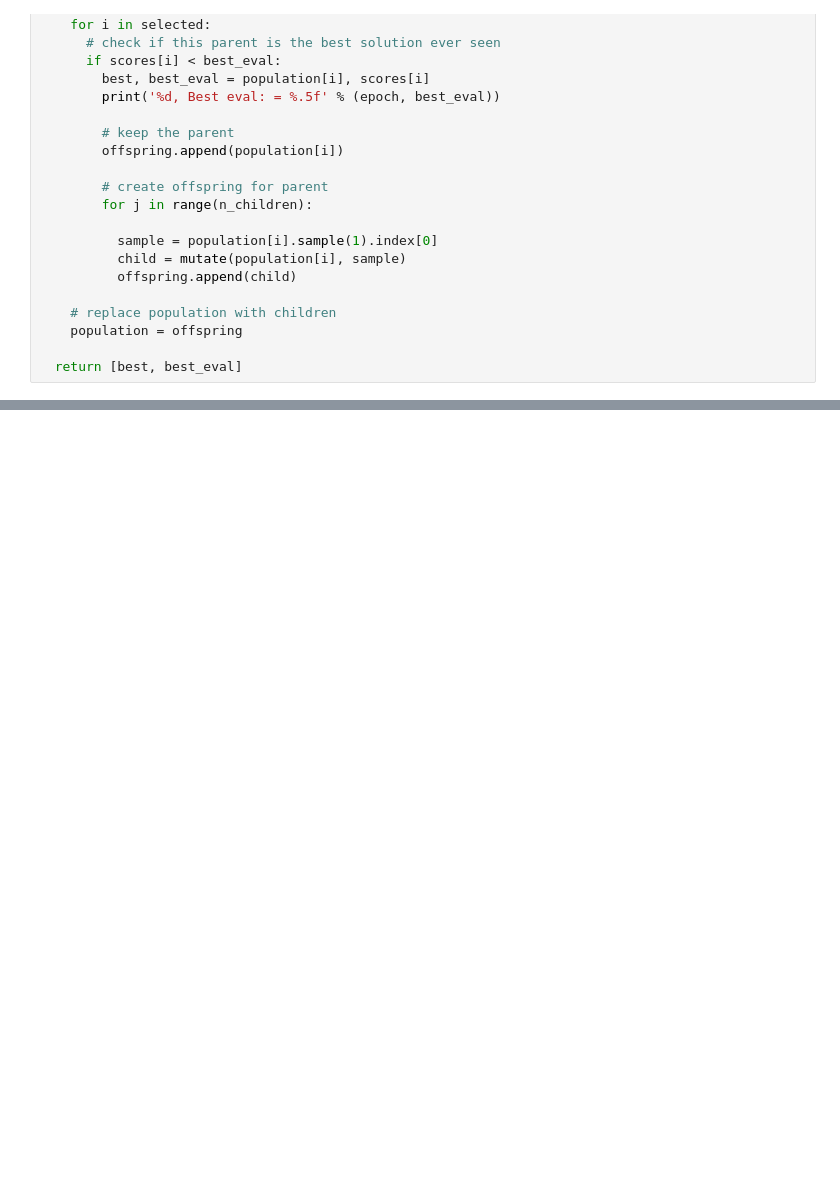
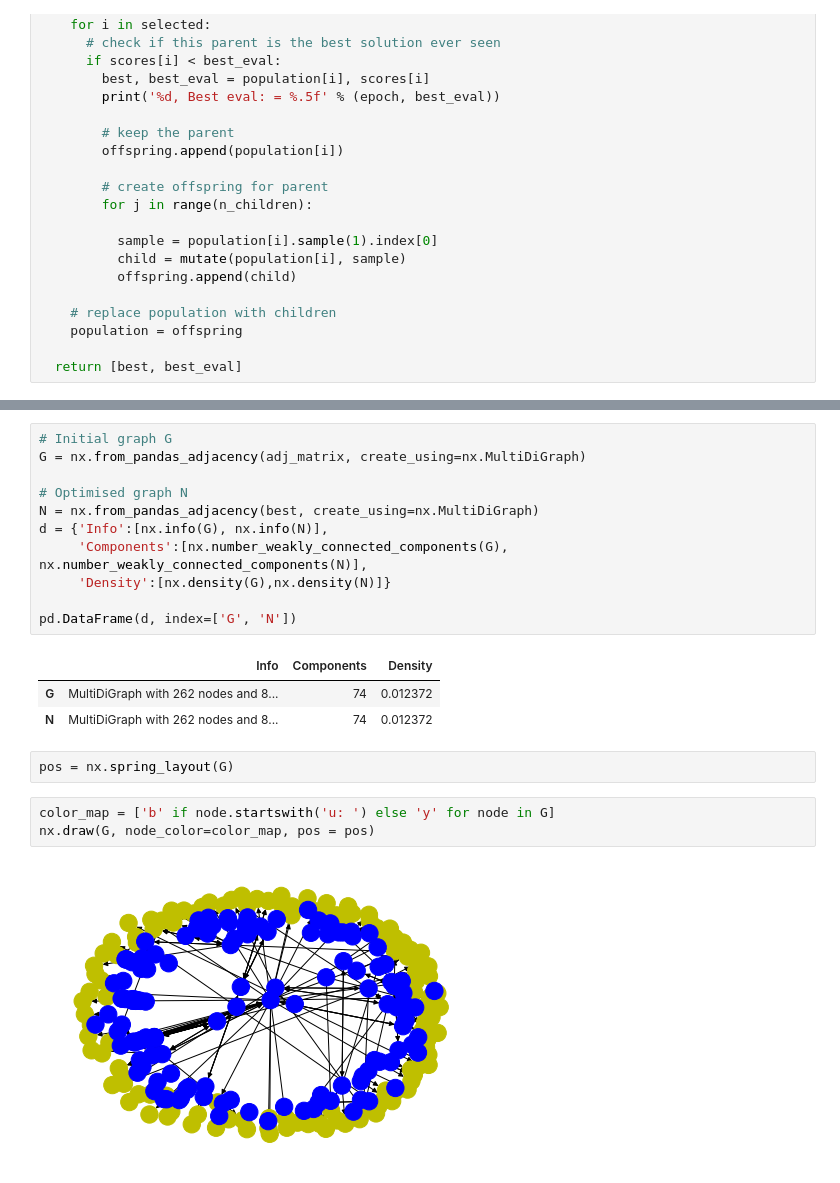
Before and after one commit to fzanart/Socialz, a Jupyter notebook: es_plus.ipynb, the cells around one changed output, grey strips where cells are left out. Cells and saved outputs as stored; diff of their text form; blank space fills up the shorter version.

```diff
--- a/es_plus.ipynb
+++ b/es_plus.ipynb
@@ -280,0 +278,22 @@ plt.show()
+# %%
+# Initial graph G
+G = nx.from_pandas_adjacency(adj_matrix, create_using=nx.MultiDiGraph)
+
+# Optimised graph N
+N = nx.from_pandas_adjacency(best, create_using=nx.MultiDiGraph)
+d = {'Info':[nx.info(G), nx.info(N)],
+     'Components':[nx.number_weakly_connected_components(G), nx.number_weakly_connected_components(N)],
+     'Density':[nx.density(G),nx.density(N)]}
+
+pd.DataFrame(d, index=['G', 'N'])
+# %% [output]
+|  | Info | Components | Density |
+| G | MultiDiGraph with 262 nodes and 8... | 74 | 0.012372 |
+| N | MultiDiGraph with 262 nodes and 8... | 74 | 0.012372 |
+# %%
+pos = nx.spring_layout(G)
+# %%
+color_map = ['b' if node.startswith('u: ') else 'y' for node in G]
+nx.draw(G, node_color=color_map, pos = pos)
+# %% [output]
+[figure, added]
```
Also changed, not shown: parts of 6 cells of this notebook.
